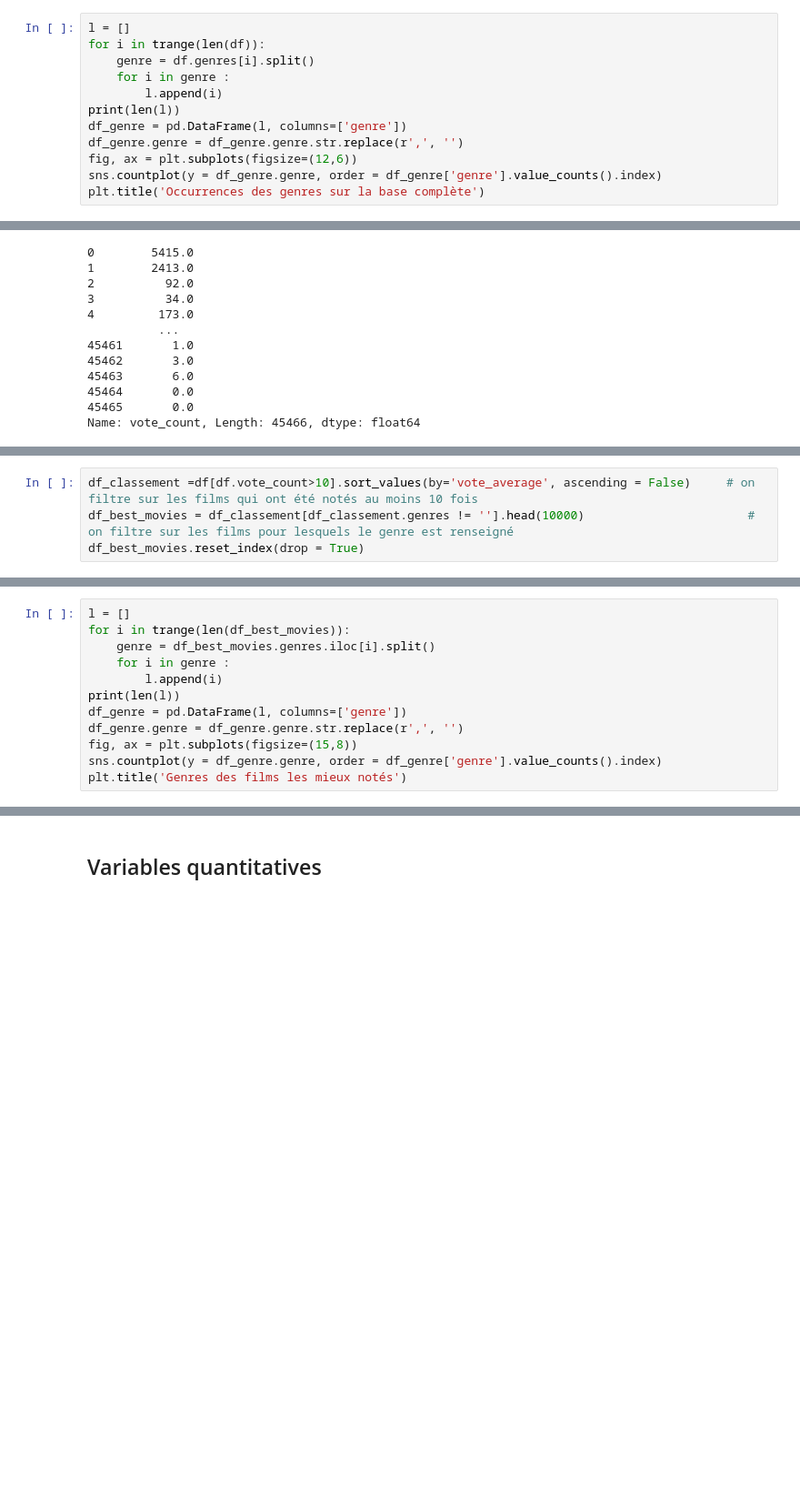
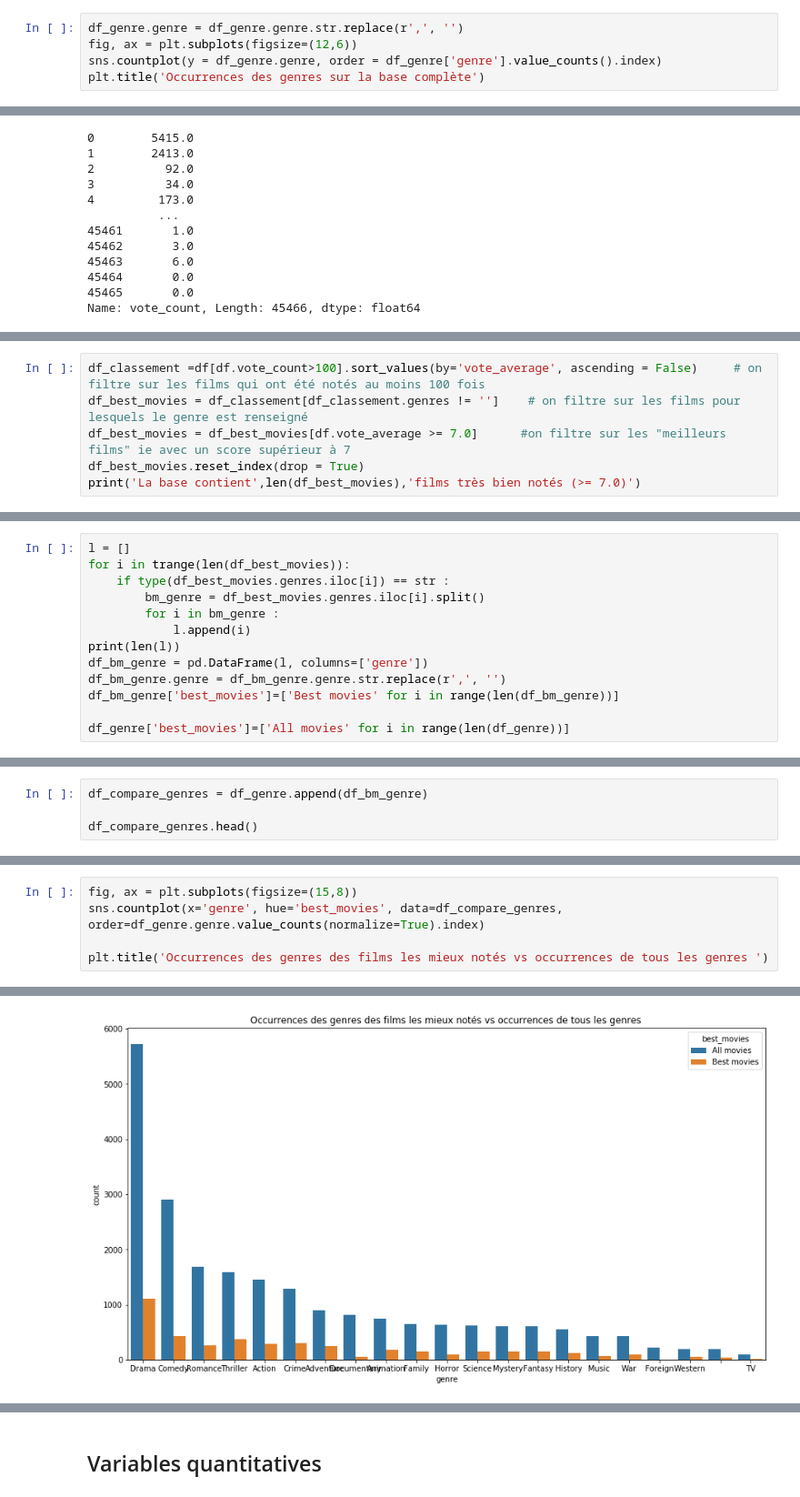
Before and after one commit to marie-ganon/Projet-Python-S1, a Jupyter notebook: Notebook Projet GANON-HE.ipynb, the cells around one changed output, grey strips where cells are left out. Shown at 91% size. Drawn from its saved outputs; the diff is of its cells as text; blank space fills up the shorter version.

```diff
--- a/Notebook Projet GANON-HE.ipynb
+++ b/Notebook Projet GANON-HE.ipynb
@@ -653,13 +651,6 @@ df_2.to_csv('base_keywords.csv', sep = ';', encoding ='utf-8')
 # %% [markdown]
 ## Genres
 # %%
-l = []
-for i in trange(len(df)):
-    genre = df.genres[i].split()
-    for i in genre :
-        l.append(i)
-print(len(l))
-df_genre = pd.DataFrame(l, columns=['genre'])
 df_genre.genre = df_genre.genre.str.replace(r',', '')
 fig, ax = plt.subplots(figsize=(12,6))
 sns.countplot(y = df_genre.genre, order = df_genre['genre'].value_counts().index)
@@ -690,5 +697,7 @@ En regardant de plus près la variable *vote_count*, nous constatons que certain
 # %%
-df_classement =df[df.vote_count>10].sort_values(by='vote_average', ascending = False)     # on filtre sur les films qui ont été notés au moins 10 fois
-df_best_movies = df_classement[df_classement.genres != ''].head(10000)                       # on filtre sur les films pour lesquels le genre est renseigné
+df_classement =df[df.vote_count>100].sort_values(by='vote_average', ascending = False)     # on filtre sur les films qui ont été notés au moins 100 fois
+df_best_movies = df_classement[df_classement.genres != '']    # on filtre sur les films pour lesquels le genre est renseigné
+df_best_movies = df_best_movies[df.vote_average >= 7.0]      #on filtre sur les "meilleurs films" ie avec un score supérieur à 7
 df_best_movies.reset_index(drop = True)
+print('La base contient',len(df_best_movies),'films très bien notés (>= 7.0)')
 # %% [output]
@@ -708,13 +705,14 @@ df_best_movies.reset_index(drop = True)
 # %%
 l = []
 for i in trange(len(df_best_movies)):
-    genre = df_best_movies.genres.iloc[i].split()
-    for i in genre :
-        l.append(i)
+    if type(df_best_movies.genres.iloc[i]) == str :
+        bm_genre = df_best_movies.genres.iloc[i].split()
+        for i in bm_genre :
+            l.append(i)
 print(len(l))
-df_genre = pd.DataFrame(l, columns=['genre'])
-df_genre.genre = df_genre.genre.str.replace(r',', '')
-fig, ax = plt.subplots(figsize=(15,8))
-sns.countplot(y = df_genre.genre, order = df_genre['genre'].value_counts().index)
-plt.title('Genres des films les mieux notés')
+df_bm_genre = pd.DataFrame(l, columns=['genre'])
+df_bm_genre.genre = df_bm_genre.genre.str.replace(r',', '')
+df_bm_genre['best_movies']=['Best movies' for i in range(len(df_bm_genre))]
+
+df_genre['best_movies']=['All movies' for i in range(len(df_genre))]
 # %% [output]
@@ -723,0 +720,4 @@ Text(0.5, 1.0, 'Genres des films les mieux notés')
+# %%
+df_compare_genres = df_genre.append(df_bm_genre)
+
+df_compare_genres.head()
@@ -723,0 +731,6 @@ Text(0.5, 1.0, 'Genres des films les mieux notés')
+# %%
+fig, ax = plt.subplots(figsize=(15,8))
+sns.countplot(x='genre', hue='best_movies', data=df_compare_genres, order=df_genre.genre.value_counts(normalize=True).index)
+
+plt.title('Occurrences des genres des films les mieux notés vs occurrences de tous les genres ')
+# %% [output]
@@ -723,0 +738 @@ Text(0.5, 1.0, 'Genres des films les mieux notés')
+[figure, added]
```
Also changed, not shown: parts of 45 cells of this notebook.
